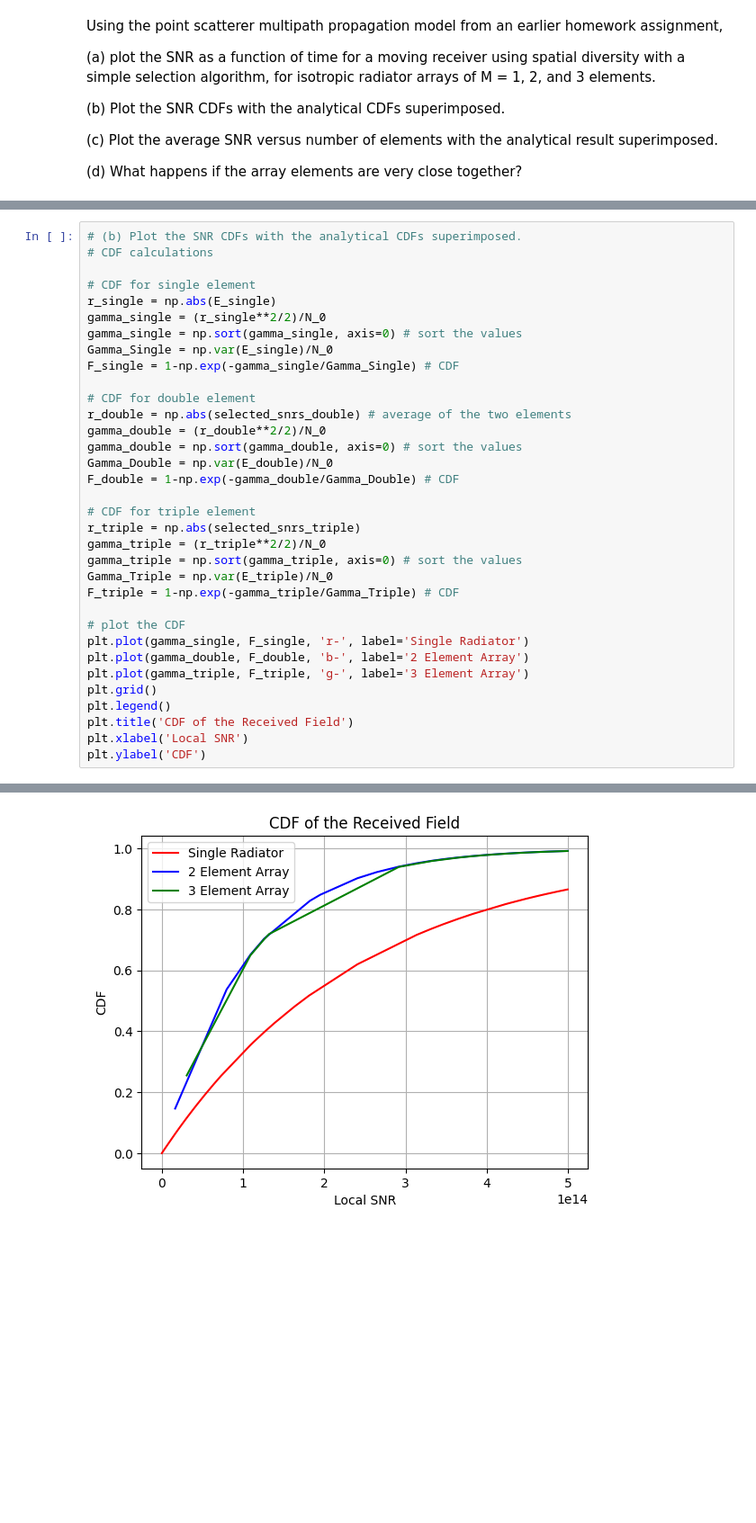
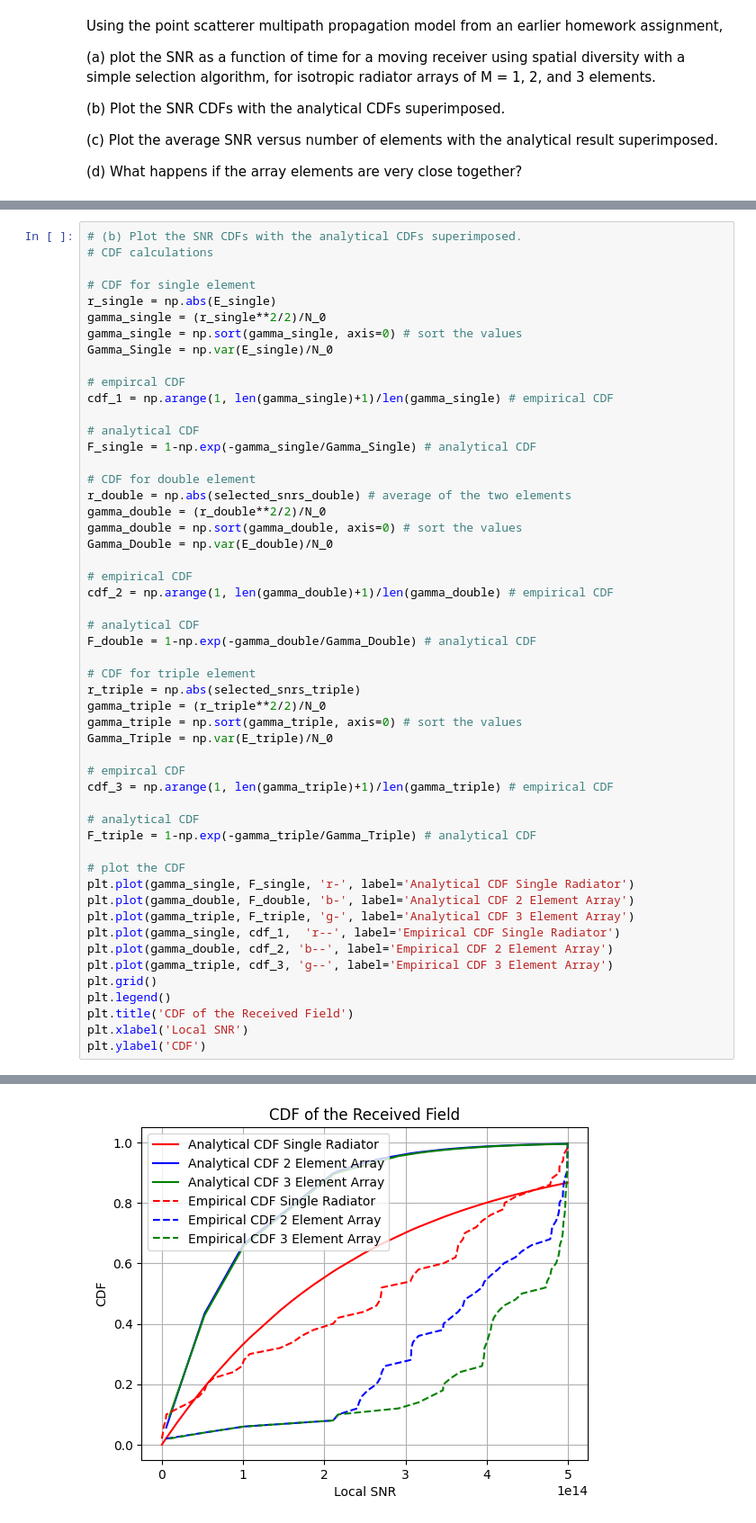
Before and after one commit to Montuck/antenna-software, a Jupyter notebook: HW20.ipynb, the cells around one changed output, grey strips where cells are left out. Shown at 90% size. Cells and saved outputs as stored; diff of their text form; blank space fills up the shorter version.

```diff
--- a/HW20.ipynb
+++ b/HW20.ipynb
@@ -115,39 +115,57 @@ Text(0, 0.5, 'SNR (dB)')
 # %%
 # (b) Plot the SNR CDFs with the analytical CDFs superimposed.
 # CDF calculations
 
 # CDF for single element
 r_single = np.abs(E_single)
 gamma_single = (r_single**2/2)/N_0
 gamma_single = np.sort(gamma_single, axis=0) # sort the values
 Gamma_Single = np.var(E_single)/N_0
-F_single = 1-np.exp(-gamma_single/Gamma_Single) # CDF
+
+# empircal CDF
+cdf_1 = np.arange(1, len(gamma_single)+1)/len(gamma_single) # empirical CDF
+
+# analytical CDF
+F_single = 1-np.exp(-gamma_single/Gamma_Single) # analytical CDF
 
 # CDF for double element
 r_double = np.abs(selected_snrs_double) # average of the two elements
 gamma_double = (r_double**2/2)/N_0
 gamma_double = np.sort(gamma_double, axis=0) # sort the values
 Gamma_Double = np.var(E_double)/N_0
-F_double = 1-np.exp(-gamma_double/Gamma_Double) # CDF
+
+# empirical CDF
+cdf_2 = np.arange(1, len(gamma_double)+1)/len(gamma_double) # empirical CDF
+
+# analytical CDF
+F_double = 1-np.exp(-gamma_double/Gamma_Double) # analytical CDF
 
 # CDF for triple element
 r_triple = np.abs(selected_snrs_triple)
 gamma_triple = (r_triple**2/2)/N_0
 gamma_triple = np.sort(gamma_triple, axis=0) # sort the values
 Gamma_Triple = np.var(E_triple)/N_0
-F_triple = 1-np.exp(-gamma_triple/Gamma_Triple) # CDF
+
+# empircal CDF
+cdf_3 = np.arange(1, len(gamma_triple)+1)/len(gamma_triple) # empirical CDF
+
+# analytical CDF
+F_triple = 1-np.exp(-gamma_triple/Gamma_Triple) # analytical CDF
 
 # plot the CDF
-plt.plot(gamma_single, F_single, 'r-', label='Single Radiator')
-plt.plot(gamma_double, F_double, 'b-', label='2 Element Array')
-plt.plot(gamma_triple, F_triple, 'g-', label='3 Element Array')
+plt.plot(gamma_single, F_single, 'r-', label='Analytical CDF Single Radiator')
+plt.plot(gamma_double, F_double, 'b-', label='Analytical CDF 2 Element Array')
+plt.plot(gamma_triple, F_triple, 'g-', label='Analytical CDF 3 Element Array')
+plt.plot(gamma_single, cdf_1,  'r--', label='Empirical CDF Single Radiator')
+plt.plot(gamma_double, cdf_2, 'b--', label='Empirical CDF 2 Element Array')
+plt.plot(gamma_triple, cdf_3, 'g--', label='Empirical CDF 3 Element Array')
 plt.grid()
 plt.legend()
 plt.title('CDF of the Received Field')
 plt.xlabel('Local SNR')
 plt.ylabel('CDF')
 # %% [output]
 Text(0, 0.5, 'CDF')
-[figure, old version]
+[figure, new version]
 # %%
 # (c) Plot the average SNR versus number of elements with the analytical result superimposed.
```
Also changed, not shown: parts of 3 cells of this notebook, 3 other files.
